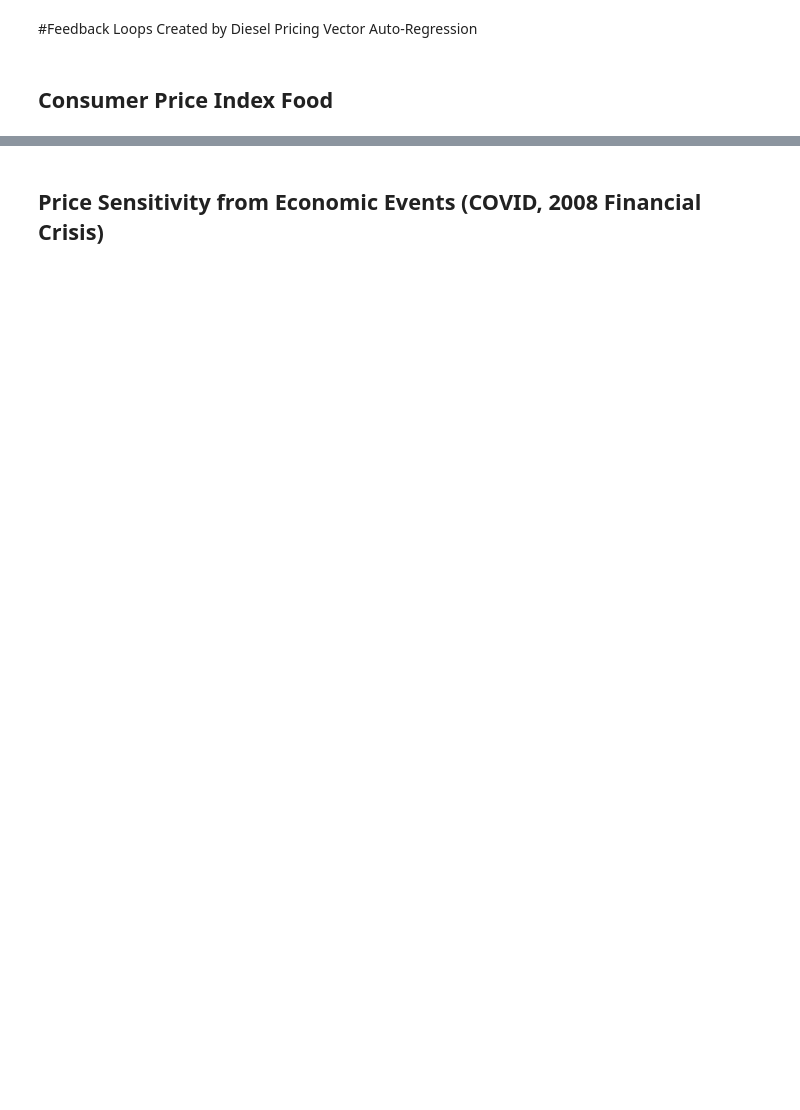
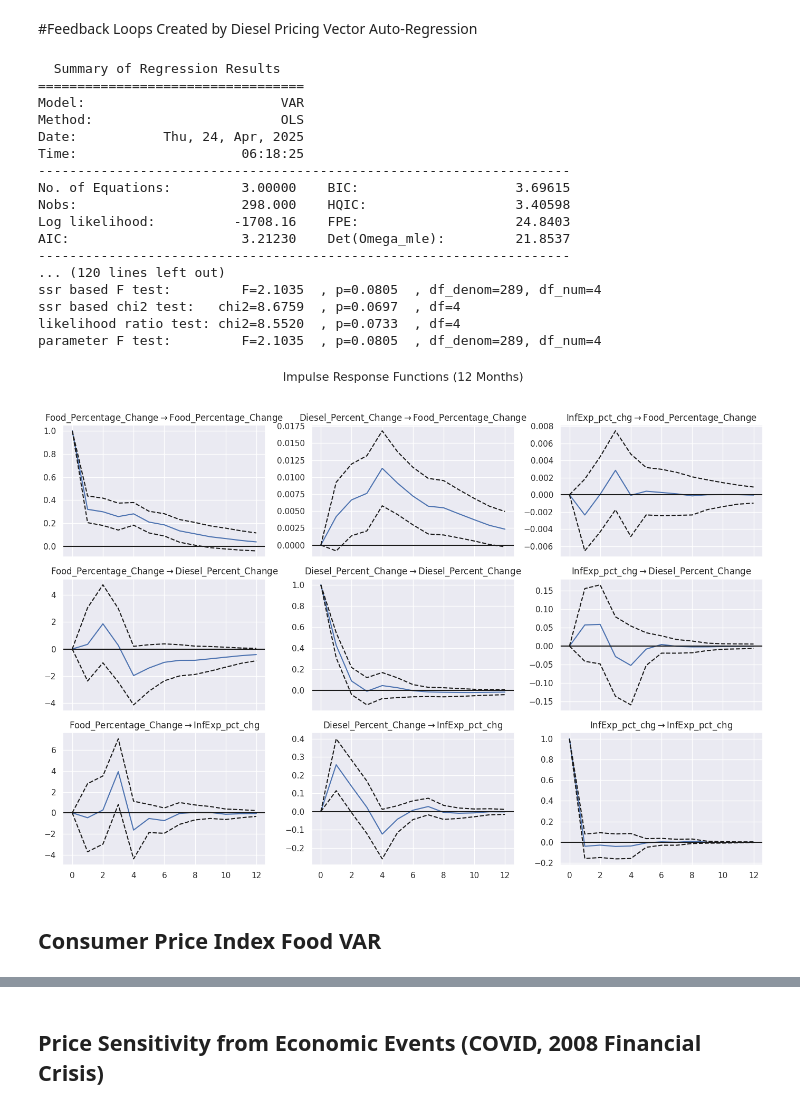
Before and after one commit to KellyJBelly/marketing_analytics-case3, a Jupyter notebook: MarketingAnalytics_CaseStudy3.ipynb, the cells around one changed output, grey strips where cells are left out. Saved outputs shown, nothing was run; the diff lists cells and outputs as text; code cells hidden in the pictures; blank space fills up the shorter version.

```diff
--- a/MarketingAnalytics_CaseStudy3.ipynb
+++ b/MarketingAnalytics_CaseStudy3.ipynb
@@ -143,19 +217,70 @@ print(model_lag.summary())
 # %%
 var_data = df[['Food_Percentage_Change', 'Diesel_Percent_Change', 'InfExp_pct_chg']].dropna()
 
 # Fit VAR model with lag selection based on AIC
 model_var = VAR(var_data)
 results_var = model_var.fit(maxlags=4, ic='aic')
 print(results_var.summary())
+
+# Test if Diesel or Inflation expectations Granger-cause food price changes
+print("Granger Causality Test (Diesel → Food):")
+grangercausalitytests(var_data[['Food_Percentage_Change', 'Diesel_Percent_Change']], maxlag=4)
+
+print("\nGranger Causality Test (Inflation Expectation → Food):")
+grangercausalitytests(var_data[['Food_Percentage_Change', 'InfExp_pct_chg']], maxlag=4)
+
+def plot_granger_pvalues(df, cause, effect, maxlag=8):
+    """
+    Plot Granger causality p-values across lags.
+
+    cause: str - the variable that may cause
+    effect: str - the variable being explained
+    """
+    p_values = []
+    for lag in range(1, maxlag+1):
+        test_result = grangercausalitytests(df[[effect, cause]], maxlag=lag, verbose=False)
+        p_val = test_result[lag][0]['ssr_ftest'][1]  # get p-value from F-test
+        p_values.append(p_val)
+
+    plt.figure(figsize=(10, 5))
+    plt.plot(range(1, maxlag+1), p_values, marker='o', linestyle='-')
+    plt.axhline(y=0.05, color='red', linestyle='--', label='0.05 Significance Threshold')
+    plt.title(f'Granger Causality P-Values\nDoes {cause} → {effect}?')
+    plt.xlabel('Lag')
+    plt.ylabel('P-Value')
+    plt.xticks(range(1, maxlag+1))
+    plt.legend()
+    plt.grid(True)
+    plt.tight_layout()
+    plt.show()
 
 # Impulse Response Plot (12-period horizon)
 irf = results_var.irf(12)
 
 # Fix overlapping text with larger figure and better layout
 fig = irf.plot(orth=False, figsize=(14, 10))
 fig.suptitle("Impulse Response Functions (12 Months)", fontsize=16)
 plt.tight_layout(rect=[0, 0, 1, 0.96])  # reserve space for title
 plt.show()
+# %% [output]
+  Summary of Regression Results
+==================================
+Model:                         VAR
+Method:                        OLS
+Date:           Thu, 24, Apr, 2025
+Time:                     06:18:25
+--------------------------------------------------------------------
+No. of Equations:         3.00000    BIC:                    3.69615
+Nobs:                     298.000    HQIC:                   3.40598
+Log likelihood:          -1708.16    FPE:                    24.8403
+AIC:                      3.21230    Det(Omega_mle):         21.8537
+--------------------------------------------------------------------
+... (120 lines left out)
+ssr based F test:         F=2.1035  , p=0.0805  , df_denom=289, df_num=4
+ssr based chi2 test:   chi2=8.6759  , p=0.0697  , df=4
+likelihood ratio test: chi2=8.5520  , p=0.0733  , df=4
+parameter F test:         F=2.1035  , p=0.0805  , df_denom=289, df_num=4
+[figure, added]
 # %% [markdown]
-## Consumer Price Index Food
+## Consumer Price Index Food VAR
 # %%
```
Also changed, not shown: parts of 32 cells of this notebook.
